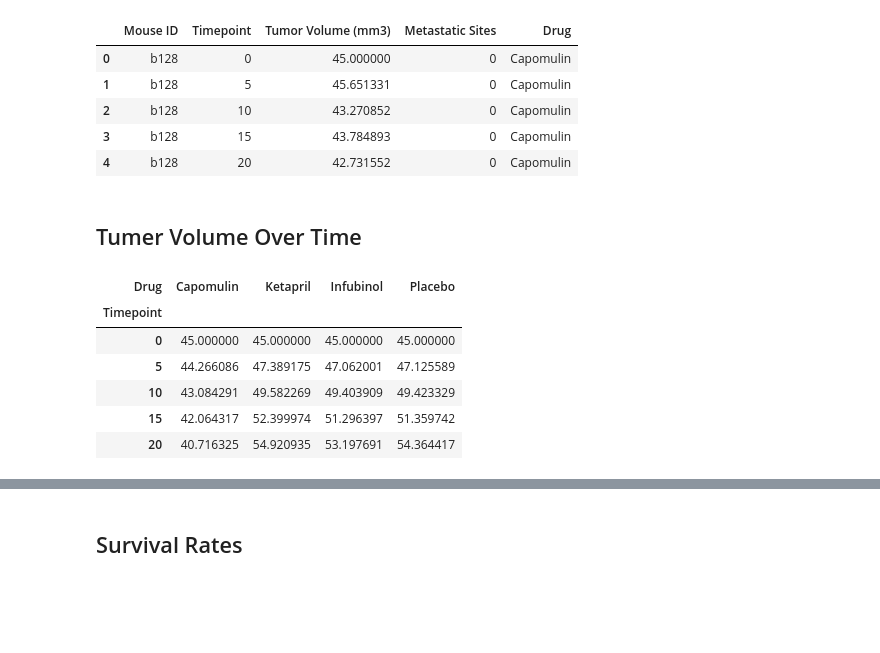
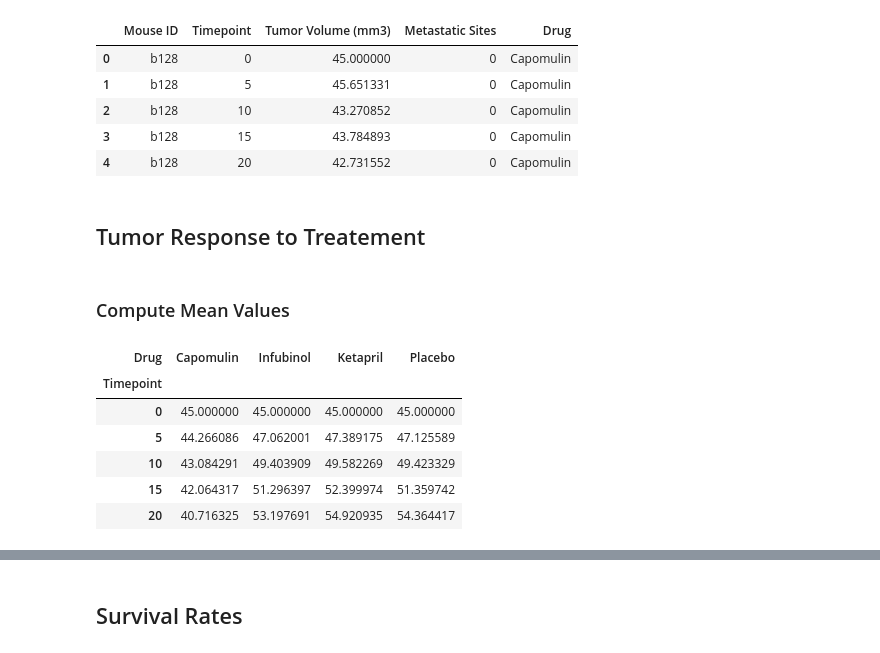
Before and after one commit to feng443/RUDSWeek5Matplotlib, a Jupyter notebook: Pymaceuticals/Pymaceuticals.ipynb, the cells around one changed output, grey strips where cells are left out. Cells and saved outputs as stored; diff of their text form; code cells hidden in the pictures; blank space fills up the shorter version.

```diff
--- a/Pymaceuticals/Pymaceuticals.ipynb
+++ b/Pymaceuticals/Pymaceuticals.ipynb
@@ -17,2 +7,22 @@ TODO:
+# %%
+import os
+from collections import OrderedDict
+import numpy as np
+import pandas as pd
+import matplotlib.pyplot as plt
+import seaborn as sns
+
+# Predefined Marker, LineStyle and Colors
+COLORS = ['red', 'blue', 'green', 'black']
+SHARED_CONFIG = dict(linestyle='--', alpha=0.5)
+DRUGS_CONFIG = OrderedDict( [
+    ('Capomulin', dict(marker='o', color='red')),
+    ('Infubinol', dict(marker='^', color='blue')),
+    ('Ketapril', dict(marker='s', color='green')),
+    ('Placebo',  dict(marker='D', color='black'))
+    ]
+)
+DRUGS = [x for x in DRUGS_CONFIG]
+#DRUGS = ['Capomulin', 'Infubinol']
 # %% [markdown]
 ## Prepare Data
@@ -30,7 +42,6 @@ df_combo = df_clinical_trial.merge(
     how='outer'
 )
 
-DRUGS = ['Capomulin', 'Ketapril', 'Infubinol', 'Placebo']
 df_combo.head()
 # %% [output]
 |  | Mouse ID | Timepoint | Tumor Volume (mm3) | Metastatic Sites | Drug |
@@ -39,21 +50,23 @@ df_combo.head()
 | 2 | b128 | 10 | 43.270852 | 0 | Capomulin |
 | 3 | b128 | 15 | 43.784893 | 0 | Capomulin |
 | 4 | b128 | 20 | 42.731552 | 0 | Capomulin |
-# %% [markdown]
-## Tumer Volume Over Time
+# %% [markdown]
+## Tumor Response to Treatement
+# %% [markdown]
+ ### Compute Mean Values
 # %%
-df_tumor_vol = df_combo.pivot_table(
+df_tumor_mean = df_combo.pivot_table(
     values='Tumor Volume (mm3)',
     index='Timepoint',
     columns='Drug'
 )[DRUGS]
 
-df_tumor_vol.head()
+df_tumor_mean.head()
 # %% [output]
-| Drug | Capomulin | Ketapril | Infubinol | Placebo |
+| Drug | Capomulin | Infubinol | Ketapril | Placebo |
 | Timepoint |  |  |  |  |
 | 0 | 45.000000 | 45.000000 | 45.000000 | 45.000000 |
-| 5 | 44.266086 | 47.389175 | 47.062001 | 47.125589 |
-| 10 | 43.084291 | 49.582269 | 49.403909 | 49.423329 |
-| 15 | 42.064317 | 52.399974 | 51.296397 | 51.359742 |
-| 20 | 40.716325 | 54.920935 | 53.197691 | 54.364417 |
+| 5 | 44.266086 | 47.062001 | 47.389175 | 47.125589 |
+| 10 | 43.084291 | 49.403909 | 49.582269 | 49.423329 |
+| 15 | 42.064317 | 51.296397 | 52.399974 | 51.359742 |
+| 20 | 40.716325 | 53.197691 | 54.920935 | 54.364417 |
```
Also changed, not shown: parts of 37 cells of this notebook, 9 other files.
